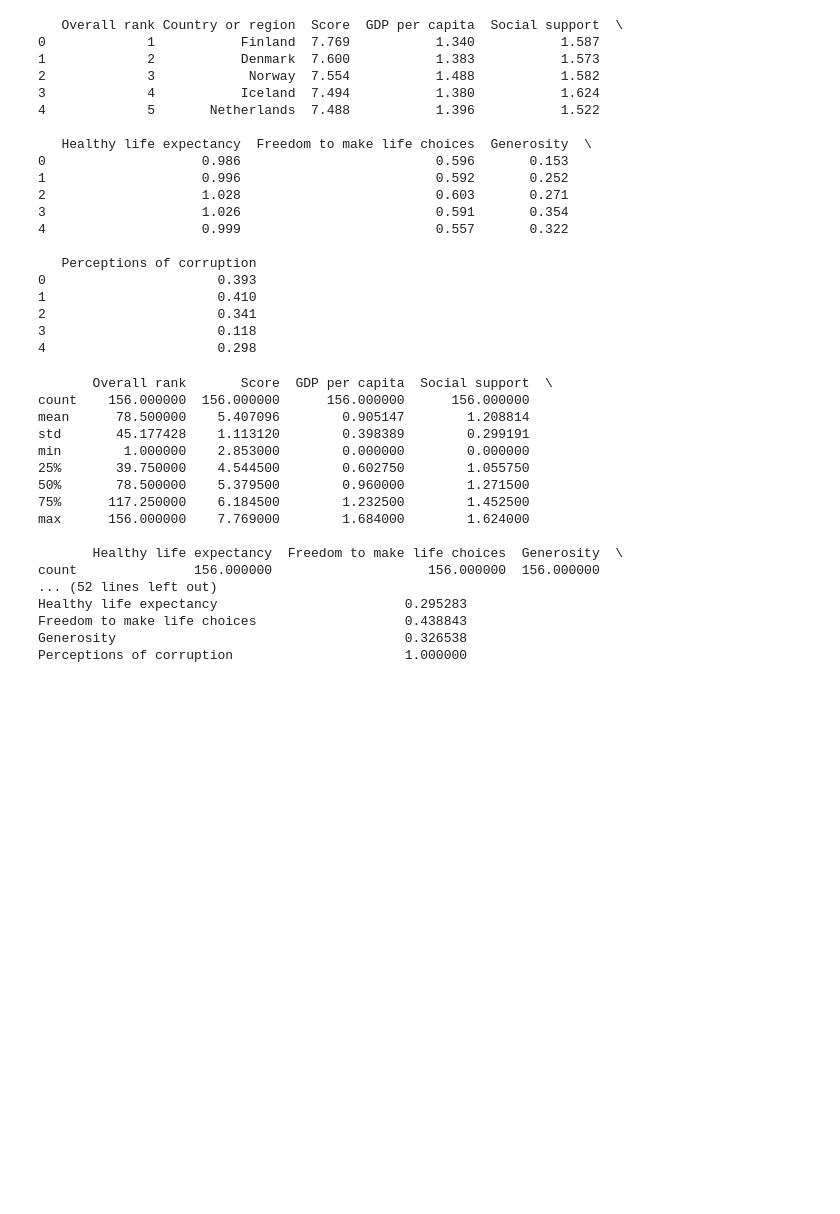
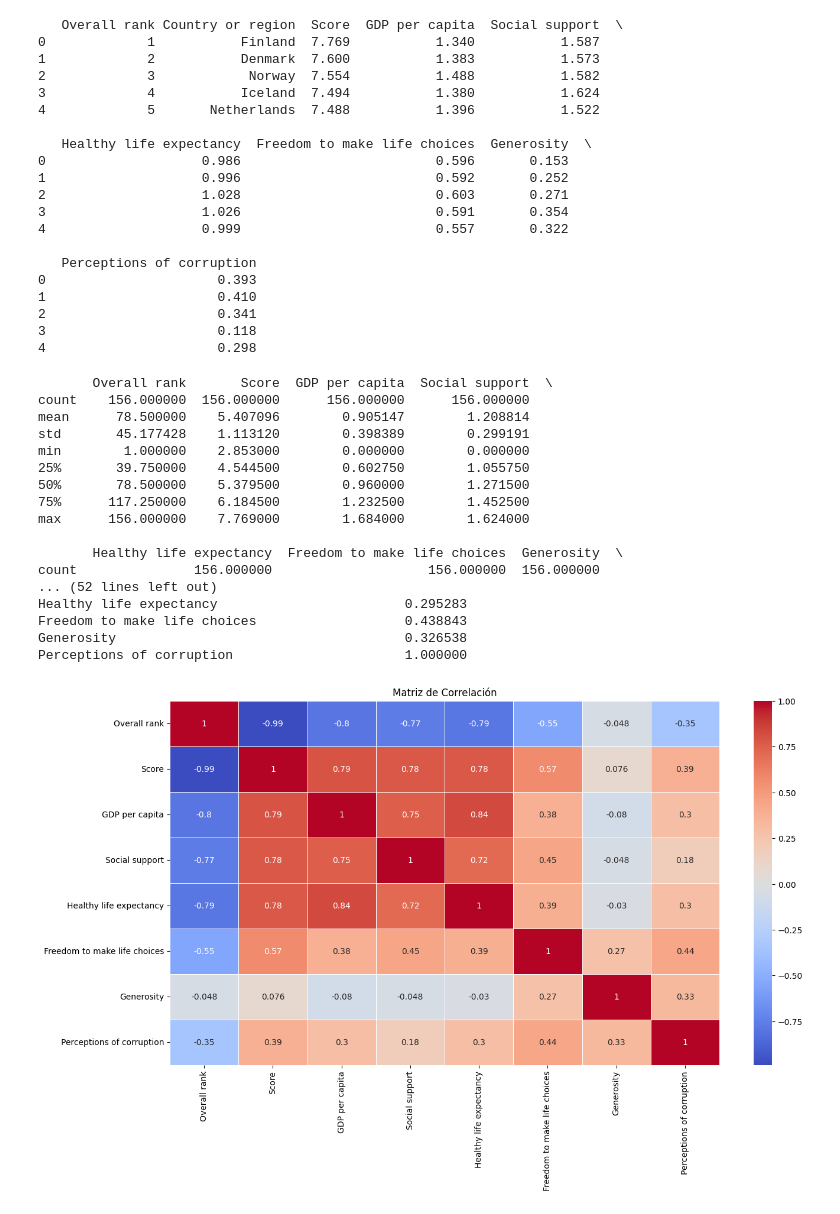
Before and after one commit to jardilam/M-dulo-T-cnico, a Jupyter notebook: PCA.ipynb, the cells around one changed output. Saved outputs shown, nothing was run; the diff lists cells and outputs as text; code cells hidden in the pictures; blank space fills up the shorter version.

```diff
--- a/PCA.ipynb
+++ b/PCA.ipynb
@@ -111,34 +106,51 @@ print(df.head(5))
 2                      0.341
 3                      0.118
 4                      0.298
-# %%
-# Seleccionar solo columnas numéricas para el análsis de correlación
-
-numeric_df = df.select_dtypes(include=np.number)
-
-# Estadísticas descriptivas para características numéricas
-
-print(numeric_df.describe())
-
-# Matriz de correlación para características numéricas
-
-correlation_matrix = numeric_df.corr()
-print(correlation_matrix)
-# %% [output]
-       Overall rank       Score  GDP per capita  Social support  \
-count    156.000000  156.000000      156.000000      156.000000
-mean      78.500000    5.407096        0.905147        1.208814
-std       45.177428    1.113120        0.398389        0.299191
-min        1.000000    2.853000        0.000000        0.000000
-25%       39.750000    4.544500        0.602750        1.055750
-50%       78.500000    5.379500        0.960000        1.271500
-75%      117.250000    6.184500        1.232500        1.452500
-max      156.000000    7.769000        1.684000        1.624000
-
-       Healthy life expectancy  Freedom to make life choices  Generosity  \
-count               156.000000                    156.000000  156.000000
-... (52 lines left out)
-Healthy life expectancy                        0.295283
-Freedom to make life choices                   0.438843
-Generosity                                     0.326538
-Perceptions of corruption                      1.000000
+# %%
+# Seleccionar solo columnas numéricas para el análsis de correlación
+
+numeric_df = df.select_dtypes(include=np.number)
+
+# Estadísticas descriptivas para características numéricas
+
+print(numeric_df.describe())
+
+# Matriz de correlación para características numéricas
+
+correlation_matrix = numeric_df.corr()
+print(correlation_matrix)
+
+# Mapa de calor de la matriz de correlación
+
+plt.figure(figsize=(15, 8))
+sns.heatmap(correlation_matrix, annot=True, cmap='coolwarm', linewidths=0.5)
+plt.title('Matriz de Correlación')
+plt.show()
+
+# Pairplot para visualizar relaciones entre variables numéricas
+sns.pairplot(numeric_df)
+plt.show()
+
+# Análisis de regresión (ejemplo: relación entre el PIB y el índice de felicidad)
+sns.regplot(x='GDP per capita', y='Score', data=df) # Se usa el df original para contexto
+plt.title('Relación entre el Índice per capita y el puntaje de felicidad')
+plt.show()
+# %% [output]
+       Overall rank       Score  GDP per capita  Social support  \
+count    156.000000  156.000000      156.000000      156.000000
+mean      78.500000    5.407096        0.905147        1.208814
+std       45.177428    1.113120        0.398389        0.299191
+min        1.000000    2.853000        0.000000        0.000000
+25%       39.750000    4.544500        0.602750        1.055750
+50%       78.500000    5.379500        0.960000        1.271500
+75%      117.250000    6.184500        1.232500        1.452500
+max      156.000000    7.769000        1.684000        1.624000
+
+       Healthy life expectancy  Freedom to make life choices  Generosity  \
+count               156.000000                    156.000000  156.000000
+... (52 lines left out)
+Healthy life expectancy                        0.295283
+Freedom to make life choices                   0.438843
+Generosity                                     0.326538
+Perceptions of corruption                      1.000000
+[figure, added]
```
Also changed, not shown: parts of 23 cells of this notebook.
